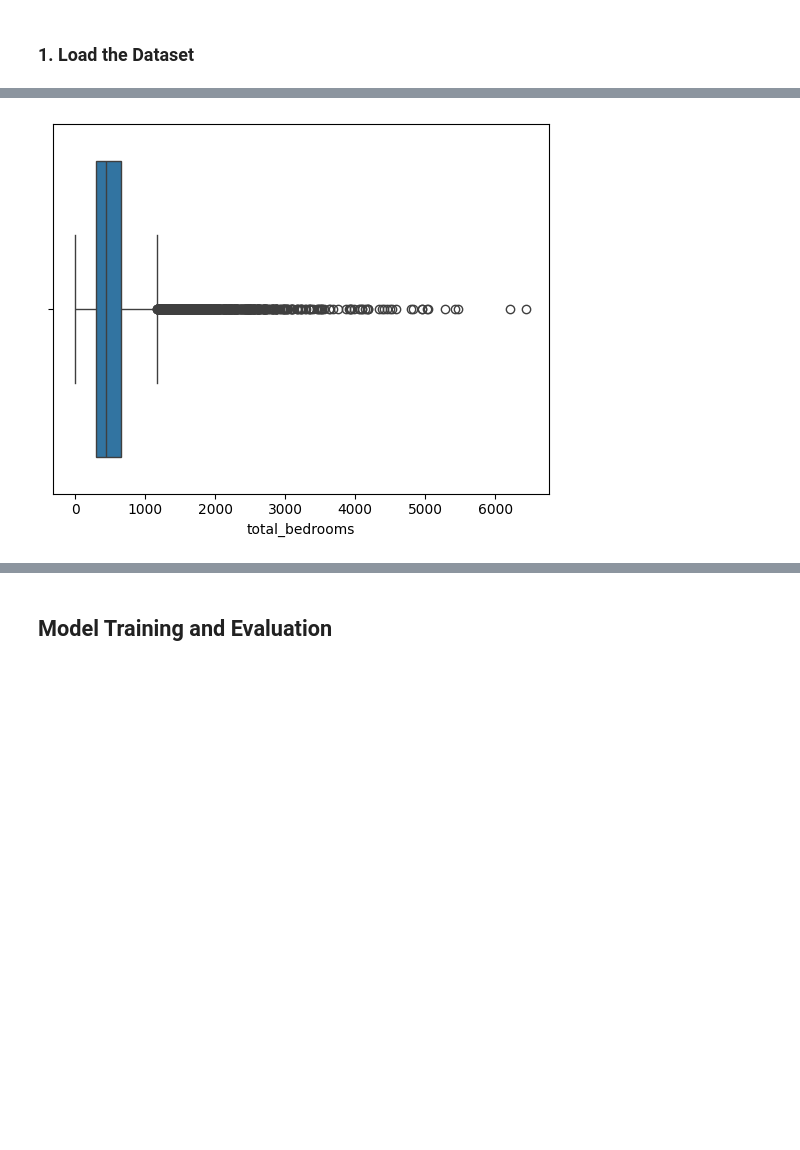
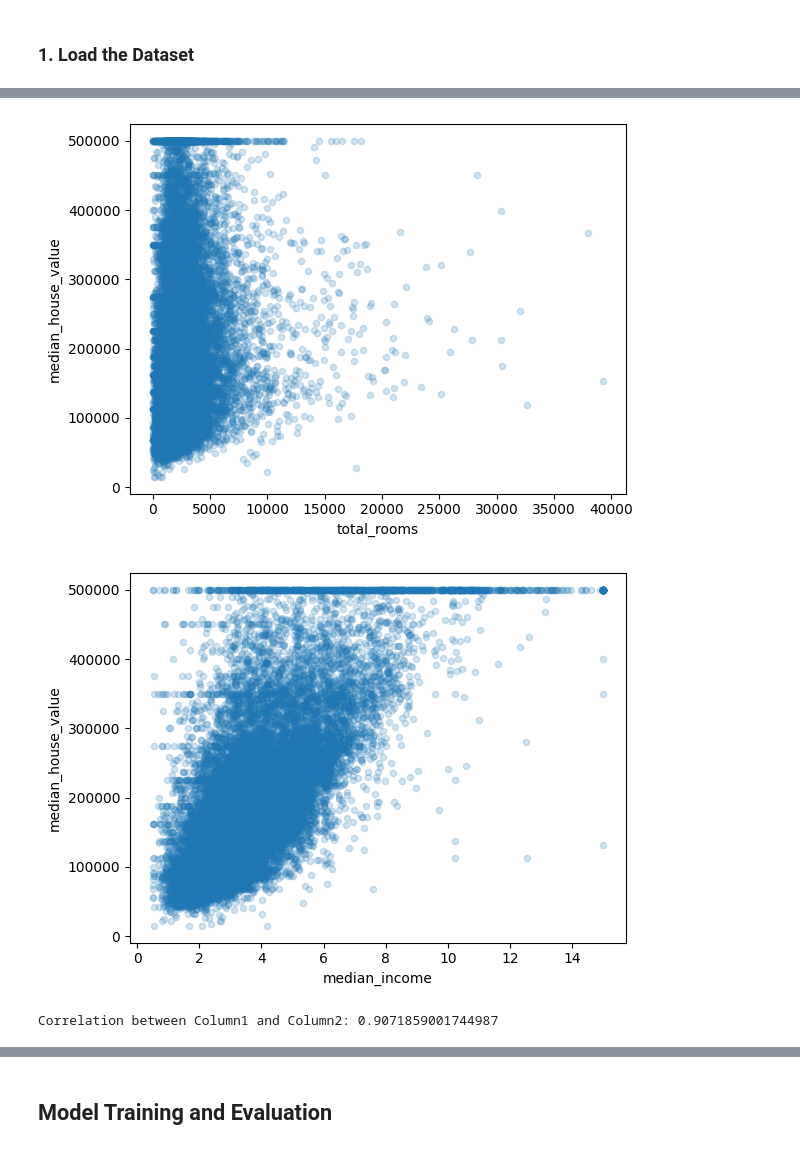
Before and after one commit to DangKhoi143/Foundations-Of-AI-Assignment-2, a Jupyter notebook: ML.ipynb, the cells around one changed output, grey strips where cells are left out. Saved outputs shown, nothing was run; the diff lists cells and outputs as text; code cells hidden in the pictures; blank space fills up the shorter version.

```diff
--- a/ML.ipynb
+++ b/ML.ipynb
@@ -38,7 +39,4 @@ In this section, we will load the dataset, explore its structure using descripti
 ### 1. Load the Dataset
 # %%
 # Load dataset
-df = pd.read_csv('housing.csv')
-
-# Display the first few rows
-df.head()
+raw_data = pd.read_csv('housing.csv')
@@ -74,6 +83,24 @@ df.dropna(inplace=True)
+# %%
+# Scatter plot b/w 2 features
+raw_data.plot(kind="scatter", y="median_house_value", x="total_rooms", alpha=0.2)
+plt.savefig('figures/scatter_1_feat.png', format='png', dpi=300)
+plt.show()
+
+raw_data.plot(kind="scatter", y="median_house_value", x="median_income", alpha=0.2)
+plt.savefig('figures/scatter_2_feat.png', format='png', dpi=300)
+plt.show()
+# %% [output]
+[figure, added]
+[figure, added]
 # %%
 # Boxplot to detect outliers in a numerical feature
-sns.boxplot(x=df['total_bedrooms'])
+sns.boxplot(x=raw_data['total_bedrooms'])
 plt.show()
+sns.boxplot(x=raw_data['population'])
+plt.show()
-# %% [output]
-[figure, removed]
+# %%
+# Find correlation between 2 columns
+correlation = raw_data['population'].corr(raw_data['households'])
+print(f'Correlation between population and households: {correlation}')
+# %% [output]
+Correlation between Column1 and Column2: 0.9071859001744987
```
Also changed, not shown: parts of 30 cells of this notebook, 6 other files.
